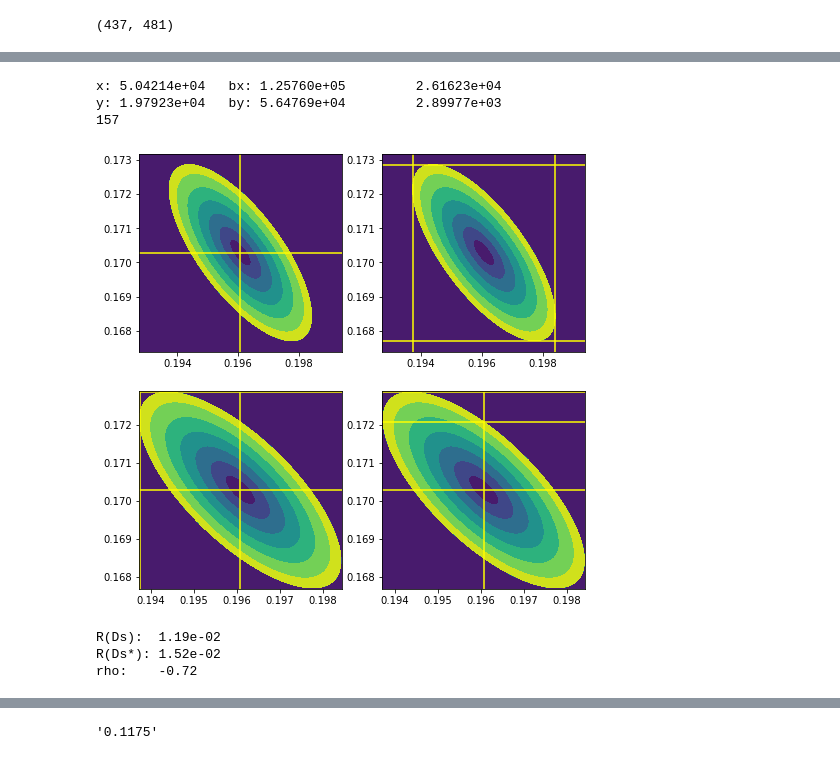
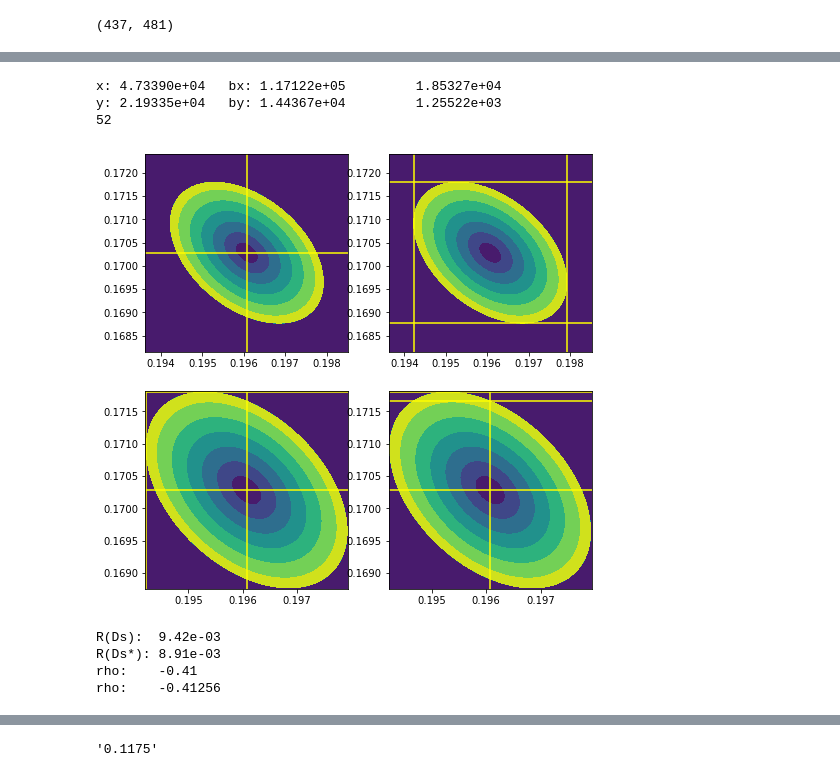
Before and after one commit to ansonkwokth/LFUV_Z-pole, a Jupyter notebook: RDs/BDTCut.ipynb, the cells around one changed output, grey strips where cells are left out. Saved outputs shown, nothing was run; the diff lists cells and outputs as text; code cells hidden in the pictures.

Commit message:
new run. and correct plots label

```diff
--- a/RDs/BDTCut.ipynb
+++ b/RDs/BDTCut.ipynb
@@ -54,23 +54,23 @@ ax2.plot(q2_star_tau, dGstartau)
 epsilon_pimu = 1/100
 
 
-# modes_dt = {0: {'mode': '~/Projects/LFUV/RDs/features/DsTauNu_10Noise.root', 'yields': 5.17e5},
-#             1: {'mode': '~/Projects/LFUV/RDs/features/DsMuNu_10Noise.root', 'yields': 8.94e6},
-#             2: {'mode': '~/Projects/LFUV/RDs/features/DsstarTauNu_10Noise.root', 'yields': 8.16e5},
-#             3: {'mode': '~/Projects/LFUV/RDs/features/DsstarMuNu_10Noise.root', 'yields': 1.89e7},
-#             4: {'mode': '~/Projects/LFUV/RDs/features/RDsInclusive_10Noise.root', 'yields': 2.78e6},
-#             5: {'mode': '~/Projects/LFUV/RDs/features/RDsCombCascade_10Noise.root', 'yields': 8.55e6},
-#             6: {'mode': '~/Projects/LFUV/RDs/features/RDsMisID_10Noise.root', 'yields': epsilon_pimu*8.51e7}
+# modes_dt = {0: {'mode': './features/DsTauNu_10Noise.root', 'yields': 5.17e5},
+#             1: {'mode': './features/DsMuNu_10Noise.root', 'yields': 8.94e6},
+#             2: {'mode': './features/DsstarTauNu_10Noise.root', 'yields': 8.16e5},
+#             3: {'mode': './features/DsstarMuNu_10Noise.root', 'yields': 1.89e7},
+#             4: {'mode': './features/RDsInclusive_10Noise.root', 'yields': 2.78e6},
+#             5: {'mode': './features/RDsCombCascade_10Noise.root', 'yields': 8.55e6},
+#             6: {'mode': './features/RDsMisID_10Noise.root', 'yields': epsilon_pimu*8.51e7}
 #            }
 
 # 20noise
-modes_dt = {0: {'mode': '~/Projects/LFUV/RDs/features/DsTauNu_20Noise.root', 'yields': 5.15e5},
-            1: {'mode': '~/Projects/LFUV/RDs/features/DsMuNu_20Noise.root', 'yields': 8.79e6},
-            2: {'mode': '~/Projects/LFUV/RDs/features/DsstarTauNu_20Noise.root', 'yields': 8.14e5},
-            3: {'mode': '~/Projects/LFUV/RDs/features/DsstarMuNu_20Noise.root', 'yields': 1.85e7},
-            4: {'mode': '~/Projects/LFUV/RDs/features/RDsInclusive_20Noise.root', 'yields': 2.76e6},
-            5: {'mode': '~/Projects/LFUV/RDs/features/RDsCombCascade_20Noise.root', 'yields': 9.87e6},
-            6: {'mode': '~/Projects/LFUV/RDs/features/RDsMisID_20Noise.root', 'yields': epsilon_pimu*9.90e7}
+modes_dt = {0: {'mode': './features/DsTauNu_20Noise.root', 'yields': 5.15e5},
+            1: {'mode': './features/DsMuNu_20Noise.root', 'yields': 8.79e6},
+            2: {'mode': './features/DsstarTauNu_20Noise.root', 'yields': 8.14e5},
+            3: {'mode': './features/DsstarMuNu_20Noise.root', 'yields': 1.85e7},
+            4: {'mode': './features/RDsInclusive_20Noise.root', 'yields': 2.76e6},
+            5: {'mode': './features/RDsCombCascade_20Noise.root', 'yields': 9.87e6},
+            6: {'mode': './features/RDsMisID_20Noise.root', 'yields': epsilon_pimu*9.90e7}
            }
 # %%
 def load_train_test(modes_dt, size=0.5):
@@ -497,7 +498,7 @@ def find_opt_cut(df_bdt_train_s, point1=None, point2=None, point3=None, point4=N
     return df_bdt_loss.iloc[df_bdt_loss['tot'].argmin()][['c1', 'c2', 'c3', 'c4']].values
 # %%
 %%time
-step = 0.005
+# step = 0.005
 # c1, c2, c3, c4 = find_opt_cut(df_bdt_train_s, step=step*5)
 # c1, c2, c3, c4 = find_opt_cut(df_bdt_train_s,
 #                               (c1-step*3, c1+step*3),
@@ -507,13 +508,10 @@ step = 0.005
 
 # print(np.array([c1, c2, c3, c4]))
 
-# with Ks:
-# c1, c2, c3, c4 = 0.275, 0.24,  0.315, 0.29
 
-# without Ks:
-c1, c2, c3, c4 = 0.28,  0.235, 0.305, 0.305
+# 10 noise
+# c1, c2, c3, c4 = 0.3, 0.245, 0.305, 0.3
 
-# wihtout Ks:
-# 20 noise:
-# c1, c2, c3, c4 = 0.26, 0.25, 0.295, 0.295
+# 20 noise
+c1, c2, c3, c4 = 0.275, 0.25, 0.32, 0.31
 # %% [output]
@@ -899,7 +897,7 @@ def getCorr(n_lt_tau, n_lt_star_tau, RDs, RDsstar, percentage=0.005):
 # =========================================================================================
     f = []
 
-    frac = 0.005
+    frac = 0.006
 #     xran = np.linspace(x_min - (x_max-x_min)*frac, x_max + (x_max-x_min)*frac, 750)
 #     yran = np.linspace(y_min - (y_max-y_min)*frac, y_max + (y_max-y_min)*frac, 750)
 
@@ -1020,11 +1022,12 @@ rho:    -0.49
 # %%
-getCorr(n_lt_low0, n_lt_low2, RDsLow, RDsstarLow, 0.017)
+getCorr(n_lt_low0, n_lt_low2, RDsLow, RDsstarLow, 0.0125)
 # %% [output]
-x: 5.04214e+04   bx: 1.25760e+05         2.61623e+04
-y: 1.97923e+04   by: 5.64769e+04         2.89977e+03
-157
+x: 4.73390e+04   bx: 1.17122e+05         1.85327e+04
+y: 2.19335e+04   by: 1.44367e+04         1.25522e+03
+52
-[figure, old version]
+[figure, new version]
-R(Ds):  1.19e-02
-R(Ds*): 1.52e-02
-rho:    -0.72
+R(Ds):  9.42e-03
+R(Ds*): 8.91e-03
+rho:    -0.41
+rho:    -0.41256
 # %%
```
Also changed, not shown: parts of 27 cells of this notebook, 1 other file.
